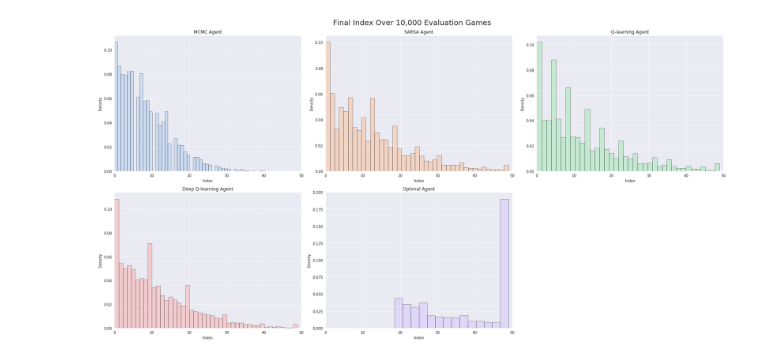
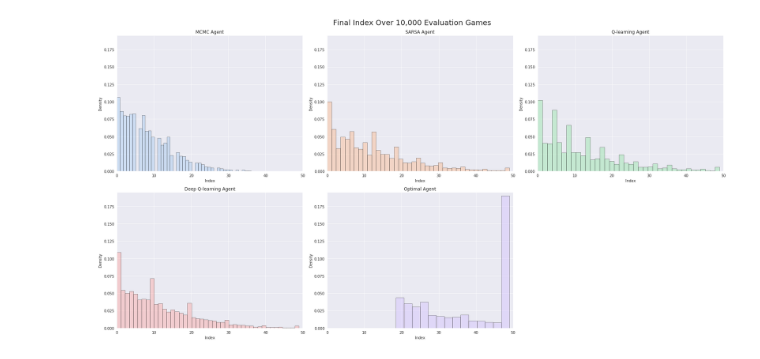
Before and after one commit to EricaHD/GettingGoodAtGoogol, a Jupyter notebook: visualizeResults.ipynb, the cells around one changed output. Saved outputs shown, nothing was run; the diff lists cells and outputs as text; code cells hidden in the pictures.

```diff
--- a/visualizeResults.ipynb
+++ b/visualizeResults.ipynb
@@ -52,6 +52,7 @@ for i, col in enumerate(res_df):
                  hist_kws={'edgecolor':'black'},
                  label=agent_names[i],
                  axlabel='Index')
+    plt.ylim((0, .195))
     plt.xlim((0, 50))
     plt.xlabel("Index")
     plt.ylabel("Density")
@@ -67,23 +68,24 @@ for i, col in enumerate(res_df):
 # %%
 fig = plt.figure(figsize=(24,12))
 fig.suptitle('Final Index Over 10,000 Evaluation Games', y=1.02, fontsize=20)
 
 for i, col in enumerate(res_df):
     fig.add_subplot(2, 3, i+1,
                     title='{} Agent'.format(agent_names[i]),
                     xlabel='Index',
                     ylabel='Density',
+                    ylim=(0, .195),
                     xlim=(0,50))
     sns.distplot(res_df[col], hist=True, kde=False, norm_hist=True,
                  color=current_palette[i],
                  hist_kws={'edgecolor':'black'},
                  label=agent_names[i],
                  axlabel='Index')
 
 fig.tight_layout()
 fig.savefig("viz/hist/hist_facet.png")
 # %% [output]
-[figure, old version]
+[figure, new version]
 # %%
 
 #fig.suptitle('Final Index Over 10,000 Evaluation Games', y=1.02, fontsize=20)
```
Also changed, not shown: parts of 6 cells of this notebook, 15 other files.
